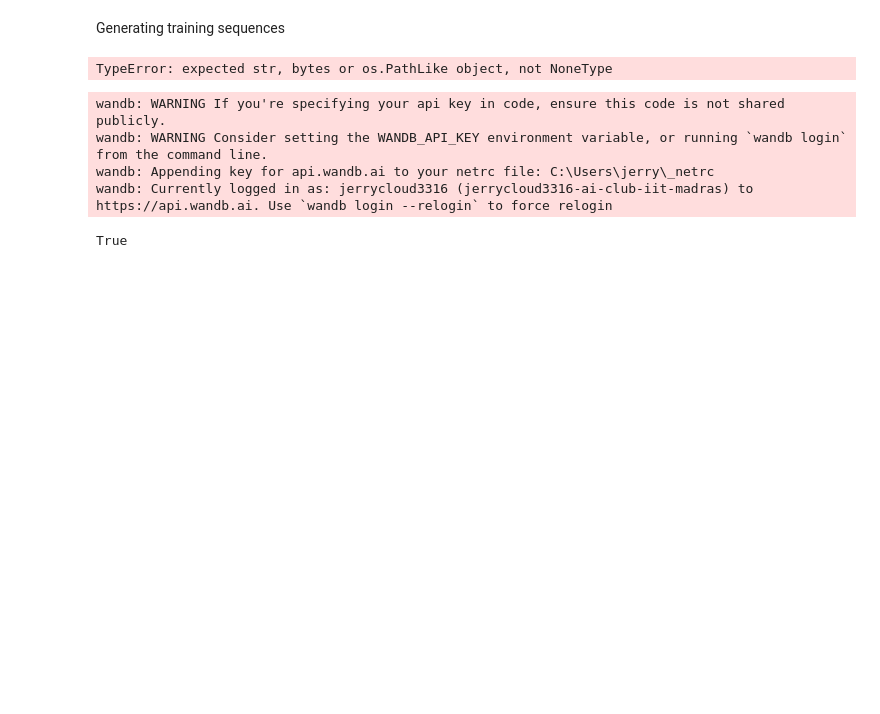
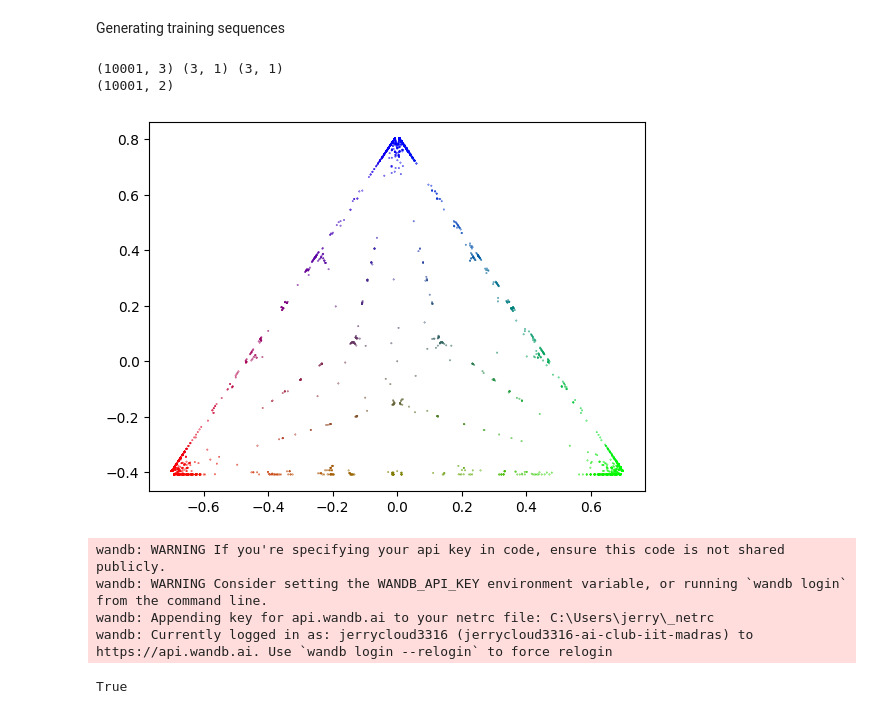
Before and after one commit to samrudh123/Viveka, a Jupyter notebook: toy_transformer/examples.ipynb, the cells around one changed output. Drawn from its saved outputs; the diff is of its cells as text; code cells hidden in the pictures; blank space fills up the shorter version.

```diff
--- a/toy_transformer/examples.ipynb
+++ b/toy_transformer/examples.ipynb
@@ -67,34 +87,24 @@ for i in range(num_training_samples):
 with open(ozz_FILE_PATH, 'w') as fp:
     json.dump(sequences, fp, indent=4)
 # %%
+import matplotlib.pyplot as plt
+def project_to_simplex(states):
+    a = np.array(states)
+    x = np.array([-1/np.sqrt(2), 1/np.sqrt(2), 0]).reshape((3, 1))
+    y = np.array([-1/np.sqrt(6), -1/np.sqrt(6), 2/np.sqrt(6)]).reshape((3, 1))
+    print(a.shape, x.shape, y.shape)
+    X = a@x
+    Y = a@y
+    return np.hstack([X, Y])
+out = project_to_simplex(states)
+print(out.shape)
 
-#generating the process as discussed in the previous meet
-#for the process that generates ZIR
-n = 3
-V = 2
-num_training_samples = 100
-sequences = {}
-# We construct T^0 and T^1 so that T^0 + T^1 is row-stochastic (rows sum to 1).
-T0 = np.array([
-    [0, 1, 0],
-    [0, 0, 0],
-    [0.5, 0, 0]
-])
-
-T1 = np.array([
-    [0, 0, 0],
-    [0, 0, 1],
-    [0.5, 0, 0]
-])
-
-model = MarkovMealyModel(n=n, V=V, T_list=[T0, T1])
-for i in range(num_training_samples):
-    tokens, _ = model.sample_sequence(max_new_tokens=50)
-    sequences[i] = tokens
-with open(zir_FILE_PATH, 'w') as fp:
-    json.dump(sequences, fp, indent=4)
+plt.scatter(out[:, 0], out[:, 1], c = np.array(states), s=0.1)
+plt.show()
 # %% [output]
-TypeError: expected str, bytes or os.PathLike object, not NoneType
+(10001, 3) (3, 1) (3, 1)
+(10001, 2)
+[figure, added]
 # %%
 from dotenv import load_dotenv
 import wandb
```
Also changed, not shown: parts of 2 cells of this notebook, 4 other files.
